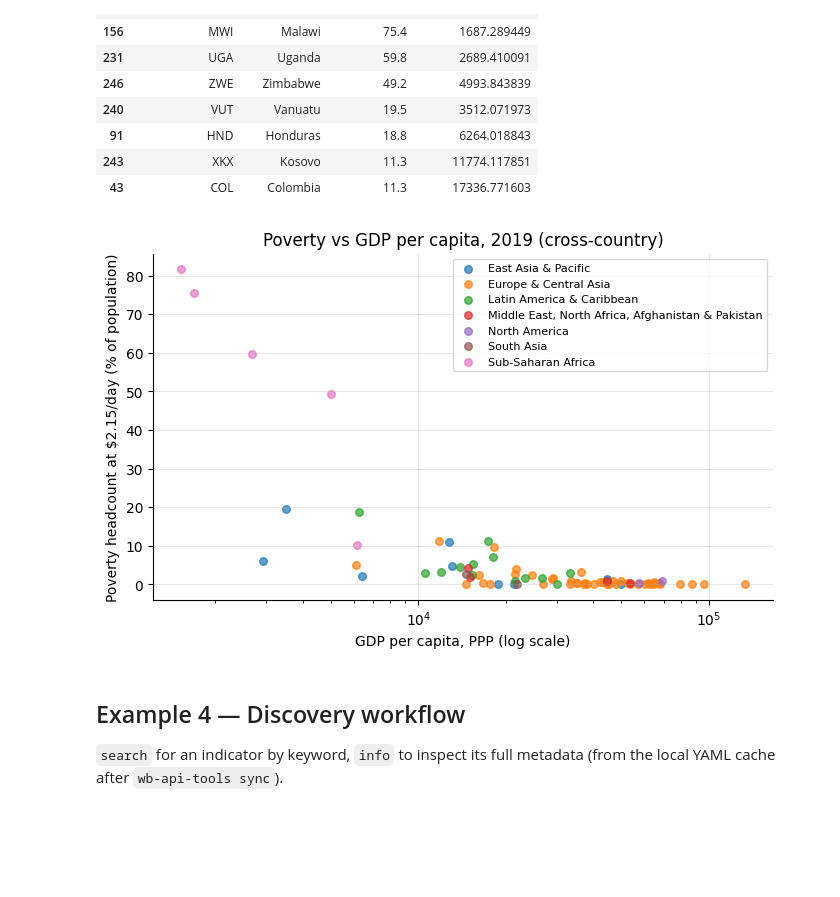
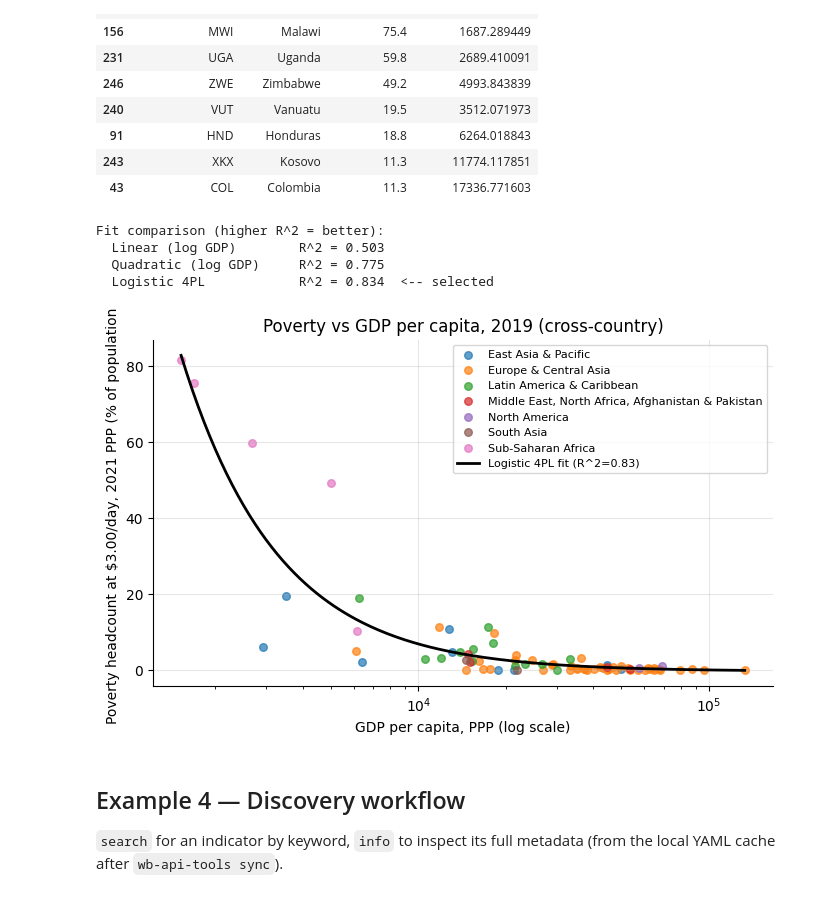
Before and after one commit to jpazvd/wb-api-repo, a Jupyter notebook: examples/readme_examples.ipynb, the cells around one changed output. Cells and saved outputs as stored; diff of their text form; code cells hidden in the pictures; blank space fills up the shorter version.

```diff
--- a/examples/readme_examples.ipynb
+++ b/examples/readme_examples.ipynb
@@ -111,17 +117,58 @@ countries with both indicators in 2019: 78
 | 91 | HND | Honduras | 18.8 | 6264.018843 |
 | 243 | XKX | Kosovo | 11.3 | 11774.117851 |
 | 43 | COL | Colombia | 11.3 | 17336.771603 |
+# %%
+import numpy as np
+from scipy.optimize import curve_fit
+
+x = df3['NY.GDP.PCAP.PP.KD'].to_numpy(dtype=float)
+y = df3['SI.POV.DDAY'].to_numpy(dtype=float)
+log_x = np.log10(x)
+ss_tot = float(np.sum((y - y.mean())**2))
+r2 = lambda y_hat: 1.0 - float(np.sum((y - y_hat)**2)) / ss_tot
+
+# 1. Linear in log10(GDP)
+b_lin, a_lin = np.polyfit(log_x, y, 1)
+fit_lin = lambda x: b_lin * np.log10(x) + a_lin
+
+# 2. Quadratic in log10(GDP)
+coefs_q = np.polyfit(log_x, y, 2)
+fit_q = lambda x: np.polyval(coefs_q, np.log10(x))
+
+# 3. Logistic 4PL: y = d + (a-d) / (1 + (x/c)**b)
+def logistic_4pl(x, a, b, c, d):
+    return d + (a - d) / (1.0 + (x / c) ** b)
+popt, _ = curve_fit(logistic_4pl, x, y,
+                    p0=[100.0, 1.0, float(np.median(x)), 0.0], maxfev=20000)
+fit_log = lambda x, _p=popt: logistic_4pl(x, *_p)
+
+fits = [('Linear (log GDP)', r2(fit_lin(x)), fit_lin),
+        ('Quadratic (log GDP)', r2(fit_q(x)), fit_q),
+        ('Logistic 4PL', r2(fit_log(x)), fit_log)]
+best = max(fits, key=lambda f: f[1])
+print('Fit comparison (higher R^2 = better):')
+for name, r, _ in fits:
+    marker = '  <-- selected' if (name, r) == (best[0], best[1]) else ''
+    print(f'  {name:22s}  R^2 = {r:.3f}{marker}')
+# %% [output]
+Fit comparison (higher R^2 = better):
+  Linear (log GDP)        R^2 = 0.503
+  Quadratic (log GDP)     R^2 = 0.775
+  Logistic 4PL            R^2 = 0.834  <-- selected
 # %%
 fig, ax = plt.subplots()
 for region, sub in df3.groupby('regionname'):
     ax.scatter(sub['NY.GDP.PCAP.PP.KD'], sub['SI.POV.DDAY'], alpha=0.7, s=30, label=region)
+x_smooth = np.logspace(np.log10(x.min()), np.log10(x.max()), 200)
+ax.plot(x_smooth, best[2](x_smooth), color='black', linewidth=2,
+        label=f'{best[0]} fit (R^2={best[1]:.2f})')
 ax.set_xscale('log')
 ax.set_xlabel('GDP per capita, PPP (log scale)')
-ax.set_ylabel('Poverty headcount at $2.15/day (% of population)')
+ax.set_ylabel('Poverty headcount at $3.00/day, 2021 PPP (% of population)')
 ax.set_title('Poverty vs GDP per capita, 2019 (cross-country)')
 ax.legend(fontsize=8, loc='upper right'); plt.show()
 # %% [output]
-[figure, old version]
+[figure, new version]
 # %% [markdown]
 ## Example 4 — Discovery workflow
 
```
Also changed, not shown: parts of 1 cell of this notebook, 7 other files.
